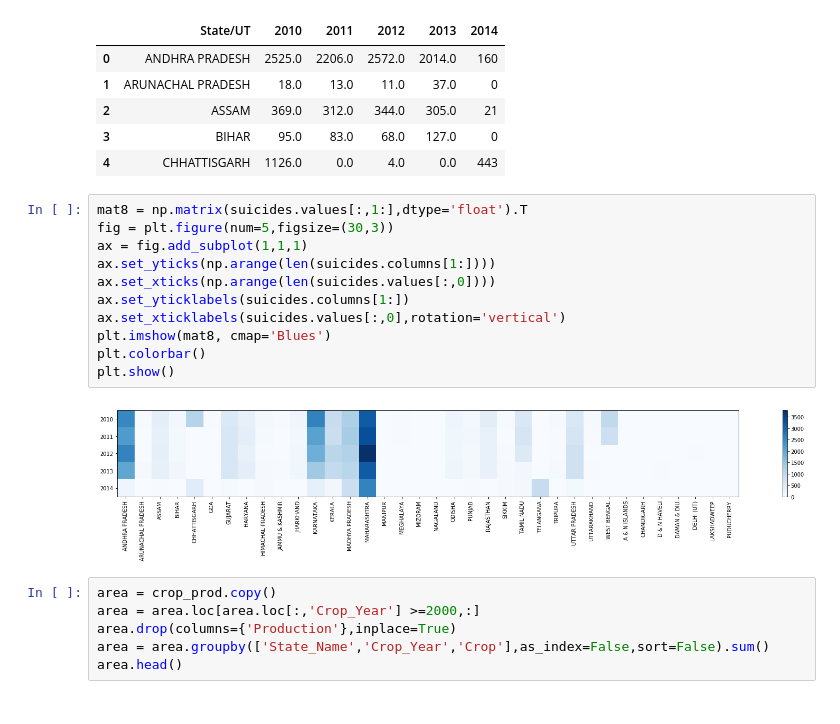
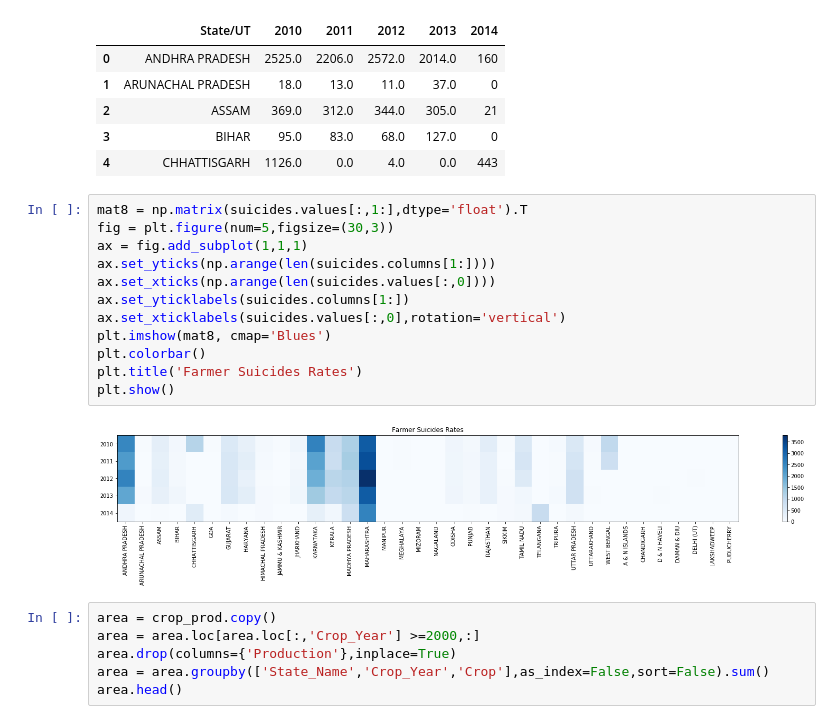
Before and after one commit to nitinvbharti/Agriculture_Analysis, a Jupyter notebook: Agro_analysis.ipynb, the cells around one changed output. Saved outputs shown, nothing was run; the diff lists cells and outputs as text.

```diff
--- a/Agro_analysis.ipynb
+++ b/Agro_analysis.ipynb
@@ -242,16 +249,17 @@ suicides.head()
 # %%
 mat8 = np.matrix(suicides.values[:,1:],dtype='float').T
 fig = plt.figure(num=5,figsize=(30,3))
 ax = fig.add_subplot(1,1,1)
 ax.set_yticks(np.arange(len(suicides.columns[1:])))
 ax.set_xticks(np.arange(len(suicides.values[:,0])))
 ax.set_yticklabels(suicides.columns[1:])
 ax.set_xticklabels(suicides.values[:,0],rotation='vertical')
 plt.imshow(mat8, cmap='Blues')
 plt.colorbar()
+plt.title('Farmer Suicides Rates')
 plt.show()
 # %% [output]
-[figure, old version]
+[figure, new version]
 # %%
 area = crop_prod.copy()
 area = area.loc[area.loc[:,'Crop_Year'] >=2000,:]
```
Also changed, not shown: parts of 7 cells of this notebook.
